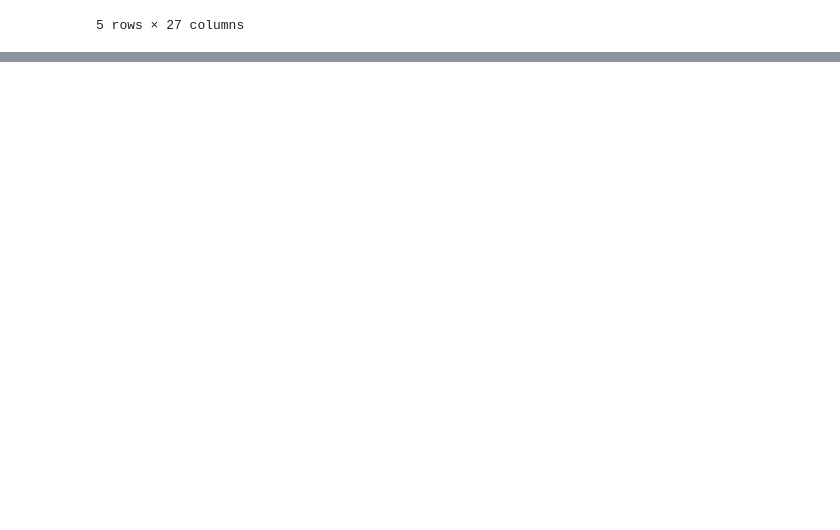
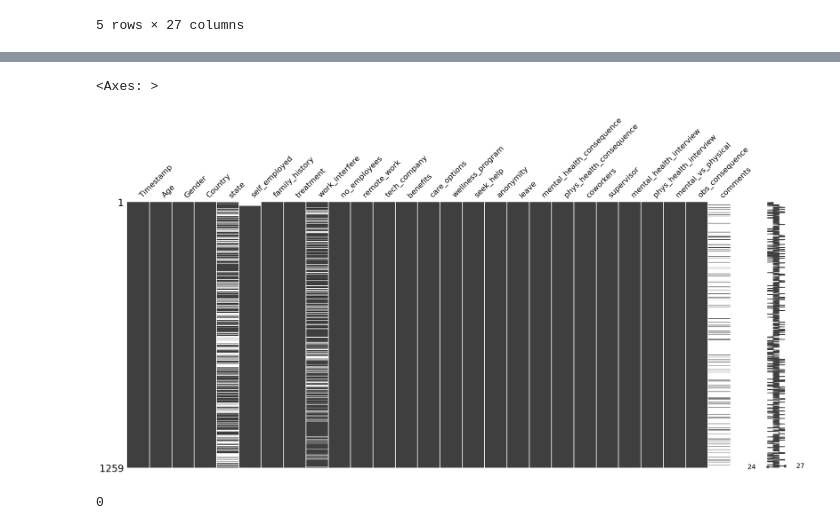
Before and after one commit to tharushi1019/Mental-Health-Model-Training, a Jupyter notebook: notebooks/Mental_Health_Model_Training.ipynb, the cells around one changed output, grey strips where cells are left out. Drawn from its saved outputs; the diff is of its cells as text; code cells hidden in the pictures; blank space fills up the shorter version.

Commit message:
feat: EDA with missing value handling and key visualizations

```diff
--- a/notebooks/Mental_Health_Model_Training.ipynb
+++ b/notebooks/Mental_Health_Model_Training.ipynb
@@ -33,0 +113,18 @@ Dataset Shape: (1259, 27)
+# %%
+# Handle Missing Values
+import missingno as msno
+msno.matrix(df)
+# %% [output]
+<Axes: >
+[figure, added]
+# %%
+# Drop columns with too many missing values (optional)
+df.drop(columns=['comments', 'state'], inplace=True)
+
+# Fill or drop rows with missing values
+df.dropna(inplace=True)
+
+# Confirm no nulls
+df.isnull().sum().sum()
+# %% [output]
+0
```
Also changed, not shown: parts of 11 cells of this notebook.
